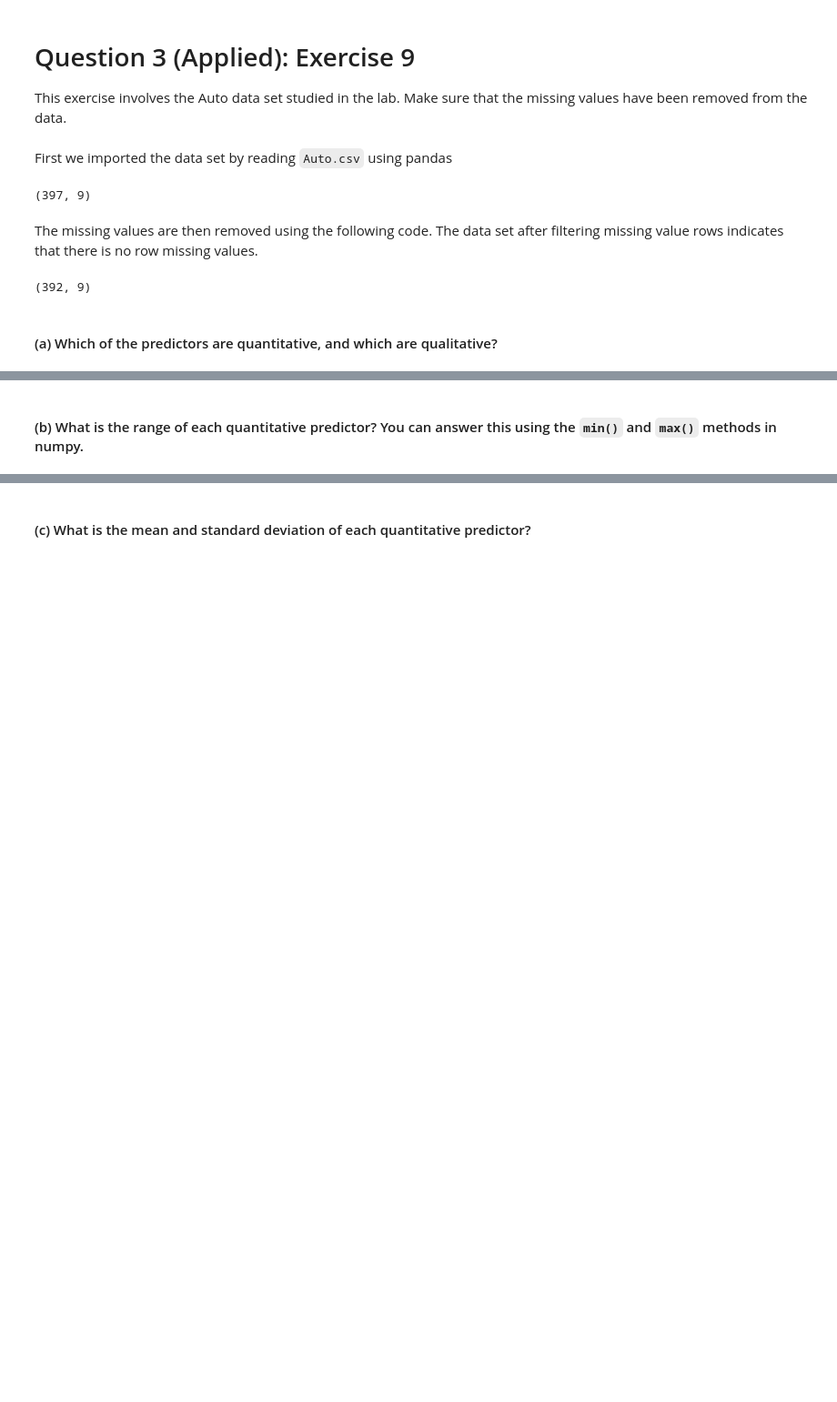
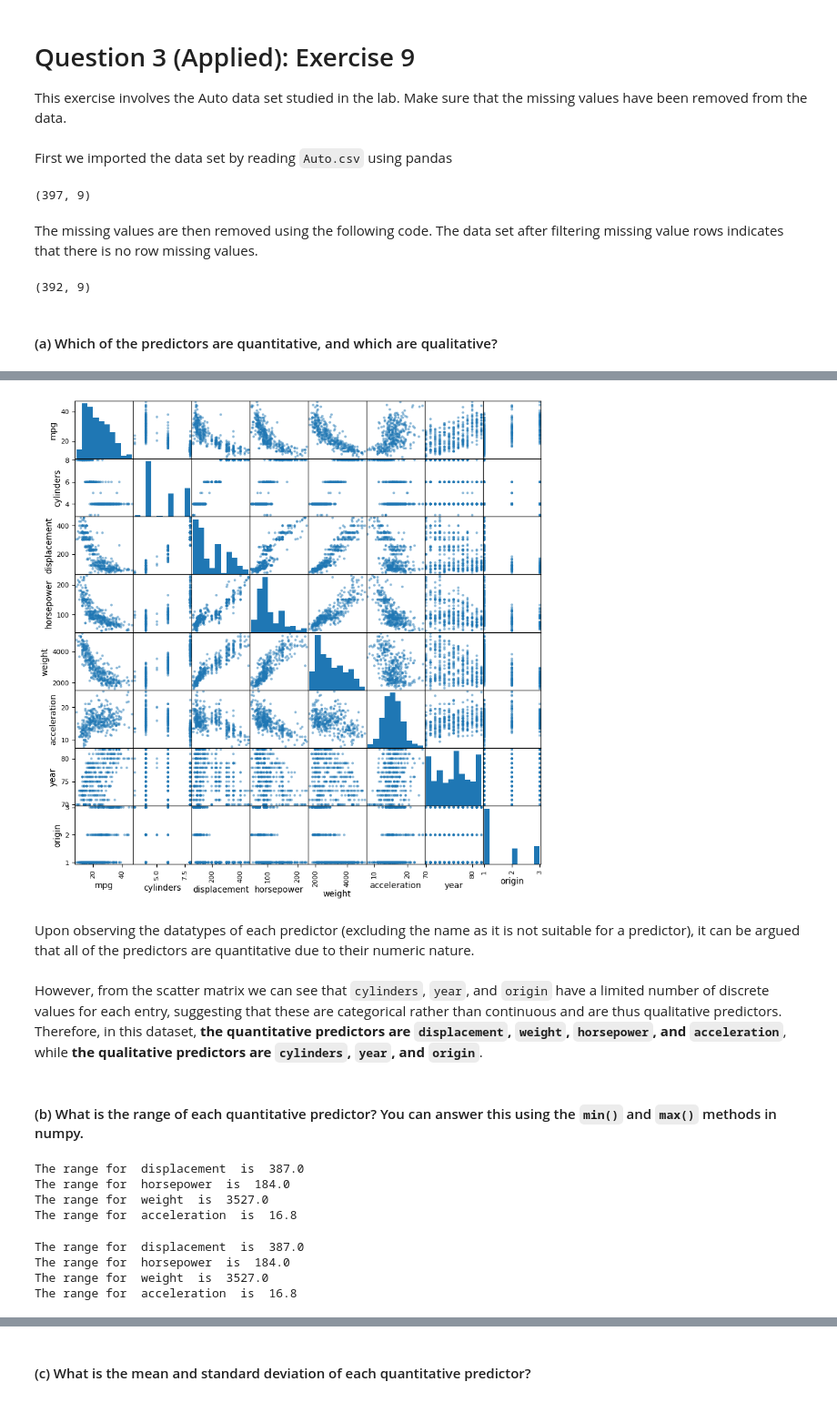
Before and after one commit to haily835/Comp-8590-Statistical-Learning, a Jupyter notebook: Assignment 1/Question 3 Applied.ipynb, the cells around one changed output, grey strips where cells are left out. Shown at 91% size. Cells and saved outputs as stored; diff of their text form; code cells hidden in the pictures; blank space fills up the shorter version.

```diff
--- a/Assignment 1/Question 3 Applied.ipynb
+++ b/Assignment 1/Question 3 Applied.ipynb
@@ -25,2 +40,35 @@ Auto.shape
+# %%
+pd.plotting.scatter_matrix(Auto, figsize=(10, 10));
+# %% [output]
+[figure, added]
+# %% [markdown]
+Upon observing the datatypes of each predictor (excluding the name as it is not suitable for a predictor), it can be argued that all of the predictors are quantitative due to their numeric nature.
+# %% [markdown]
+However, from the scatter matrix we can see that `cylinders`, `year`, and `origin` have a limited number of discrete values for each entry, suggesting that these are categorical rather than continuous and are thus qualitative predictors.
+Therefore, in this dataset, **the quantitative predictors are `displacement`, `weight`, `horsepower`, and `acceleration`**, while **the qualitative predictors are `cylinders`, `year`, and `origin`**.
 # %% [markdown]
 #### (b) What is the range of each quantitative predictor? You can answer this using the `min()` and `max()` methods in numpy.
+# %%
+# Using the inbuilt min() and max() methods from the Pandas library
+quantitative_predictors = ['displacement', 'horsepower', 'weight', 'acceleration']
+
+for predictor in quantitative_predictors:
+    predictor_range = Auto[predictor].max() - Auto[predictor].min()
+    print ("The range for ", predictor, " is ", predictor_range)
+# %% [output]
+The range for  displacement  is  387.0
+The range for  horsepower  is  184.0
+The range for  weight  is  3527.0
+The range for  acceleration  is  16.8
+# %%
+# Using the min() and max() methods from the NumPy library
+quantitative_predictors = ['displacement', 'horsepower', 'weight', 'acceleration']
+
+for predictor in quantitative_predictors:
+    predictor_range = np.max(Auto[predictor]) - np.min(Auto[predictor])
+    print ("The range for ", predictor, " is ", predictor_range)
+# %% [output]
+The range for  displacement  is  387.0
+The range for  horsepower  is  184.0
+The range for  weight  is  3527.0
+The range for  acceleration  is  16.8
```
Also changed, not shown: parts of 7 cells of this notebook.
